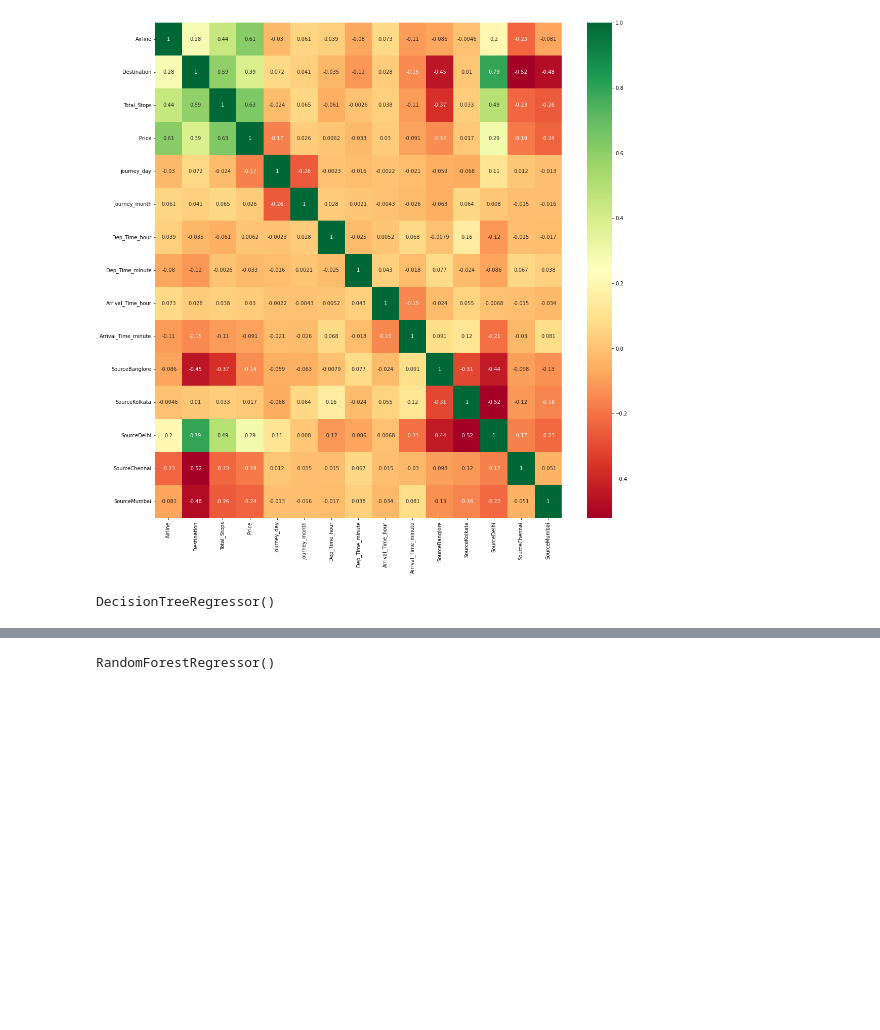
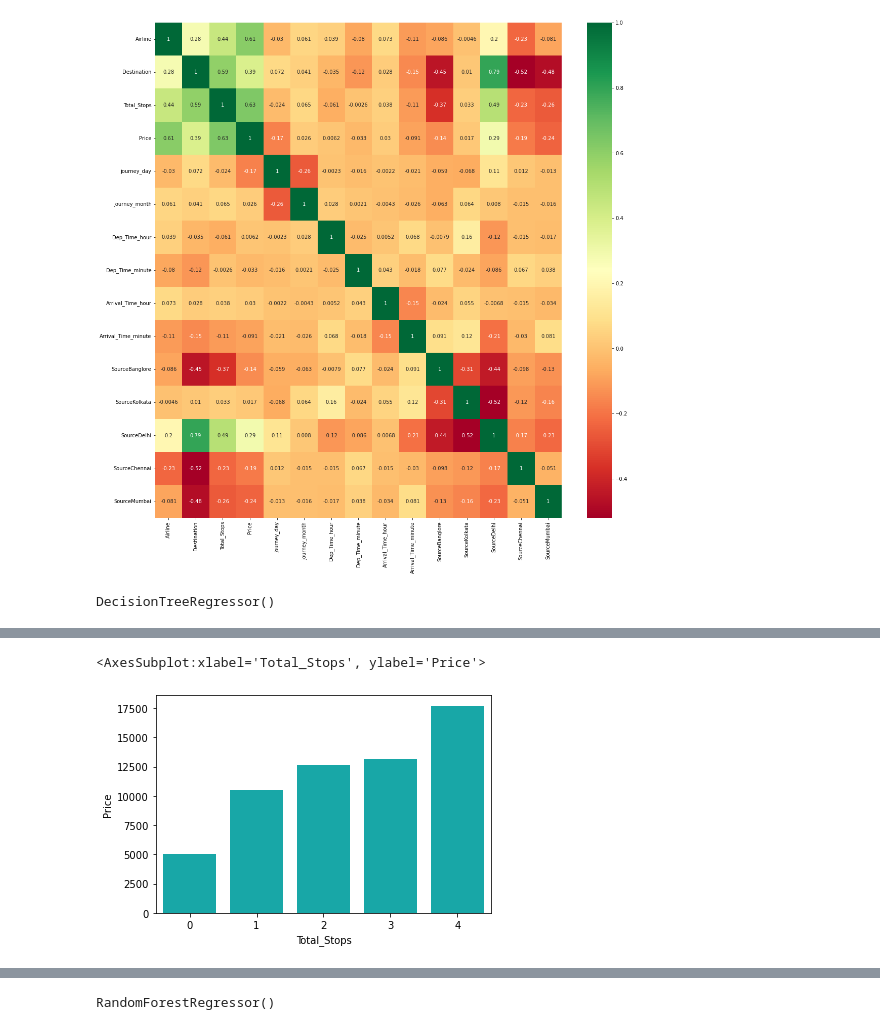
Before and after one commit to mzkhan98/Flight_Price_Prediction_ML, a Jupyter notebook: Mlmodel.ipynb, the cells around one changed output, grey strips where cells are left out. Cells and saved outputs as stored; diff of their text form; code cells hidden in the pictures; blank space fills up the shorter version.

```diff
--- a/Mlmodel.ipynb
+++ b/Mlmodel.ipynb
@@ -287,0 +294,5 @@ plt.show()
+# %%
+sns.barplot( data = data, y = 'Price', x='Total_Stops', ci=None, color ='c')
+# %% [output]
+<AxesSubplot:xlabel='Total_Stops', ylabel='Price'>
+[figure, added]
```
Also changed, not shown: parts of 15 cells of this notebook, 1 other file.
